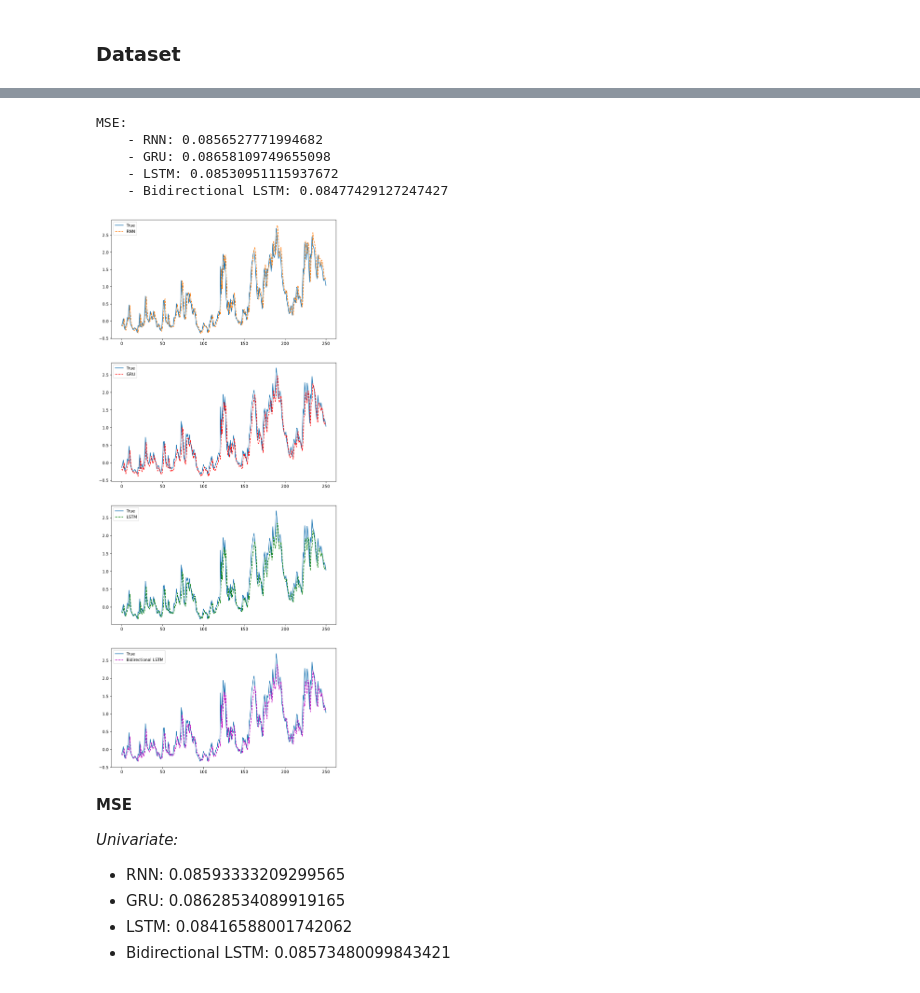
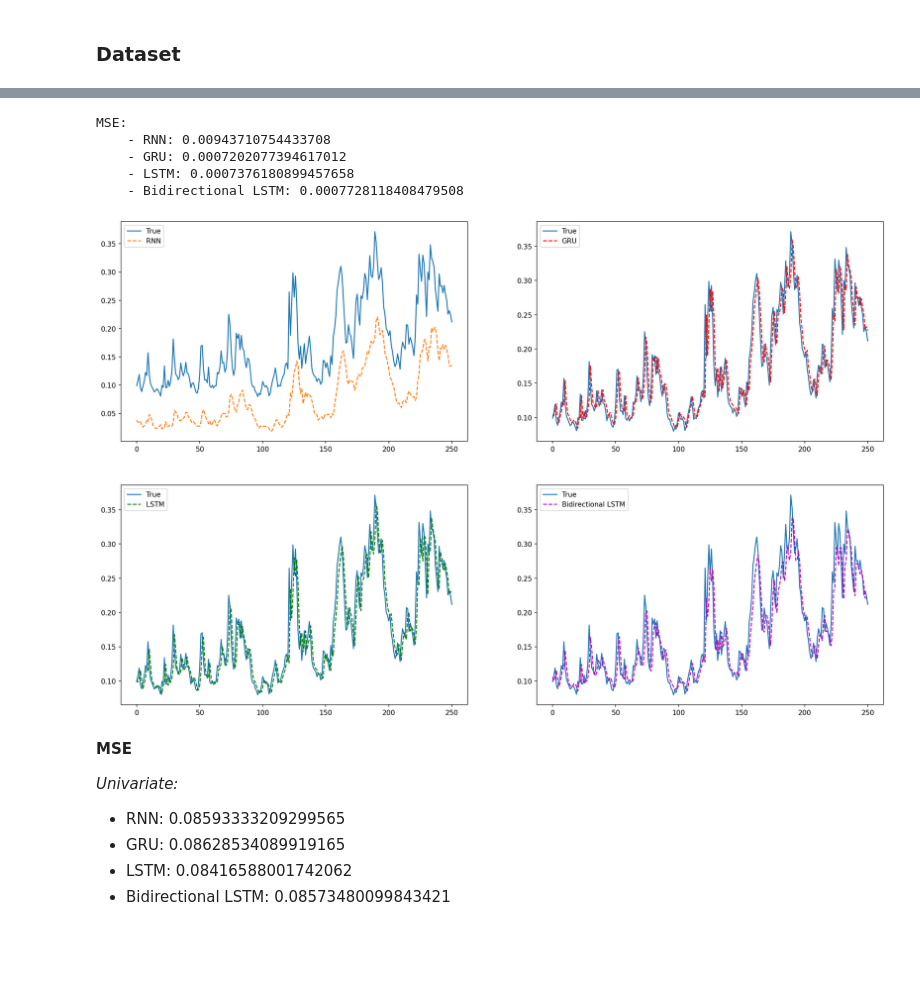
Before and after one commit to gittmp/sustainable-risk-modelling, a Jupyter notebook: Program/risk-forecasting.ipynb, the cells around one changed output, grey strips where cells are left out. Saved outputs shown, nothing was run; the diff lists cells and outputs as text; code cells hidden in the pictures; blank space fills up the shorter version.

```diff
--- a/Program/risk-forecasting.ipynb
+++ b/Program/risk-forecasting.ipynb
@@ -64,11 +64,16 @@ volatility = close.pct_change().rolling(5).std()
 # generate dataframe of closing prices and log returns
 X = pd.DataFrame({
     'close': close,
-    'returns': (log_returns - log_returns.mean()) / log_returns.std(),
-    'vix': (vix_close - vix_close.mean()) / vix_close.std(),
-    'volatility': (volatility - volatility.mean()) / volatility.std()
+    'returns': log_returns,
+    'vix': vix_close - vix_close.min(),
+    'volatility': volatility - volatility.min()
 })
+
 X.dropna(inplace=True)
+X.returns = X.returns / X.returns.max()
+X.vix = X.vix / X.vix.max()
+X.volatility = X.volatility / X.volatility.max()
+
 X
 # %% [output]
 |  | close | returns | vix | volatility |
@@ -112,6 +117,6 @@ plt.show()
 # %%
 # build instances X as sequence of `LOOKBACK_WINDOW` vix values, and labels y as subsequent vix value
-version = 'univariate'
+version = 'multivariate'
 
 X_data = []
 y_data = []
@@ -120,7 +125,7 @@ if version == 'univariate':
 
     print("Univariate data")
 
-    for i in range(X.vix.shape[0] - LOOKBACK_WINDOW):
+    for i in range(X.volatility.shape[0] - LOOKBACK_WINDOW):
         X_data.append(X.vix[i: i + LOOKBACK_WINDOW])
         y_data.append(X.vix[i + LOOKBACK_WINDOW])
 
@@ -233,47 +238,47 @@ Epoch 10/10
 # %%
 print("MSE:")
 rnn_pred = rnn_model.predict(X_test)
 rnn_mse = np.square(np.subtract(y_test, rnn_pred)).mean()
 print(f"    - RNN: {rnn_mse}")
 
 gru_pred = gru_model.predict(X_test)
 gru_mse = np.square(np.subtract(y_test, gru_pred)).mean()
 print(f"    - GRU: {gru_mse}")
 
 lstm_pred = lstm_model.predict(X_test)
 lstm_mse = np.square(np.subtract(y_test, lstm_pred)).mean()
 print(f"    - LSTM: {lstm_mse}")
 
 bidir_pred = bidir_model.predict(X_test)
 bidir_mse = np.square(np.subtract(y_test, bidir_pred)).mean()
 print(f"    - Bidirectional LSTM: {bidir_mse}")
 
-fig, ax = plt.subplots(4, 1, figsize=(10, 25), dpi=300)
+fig, ax = plt.subplots(2, 2, figsize=(20, 13), dpi=150)
 
-ax[0].plot(y_test, label='True')
-ax[0].plot(rnn_pred, linestyle='--', label='RNN')
-ax[0].legend(loc=2)
+ax[0, 0].plot(y_test, label='True')
+ax[0, 0].plot(rnn_pred, linestyle='--', label='RNN')
+ax[0, 0].legend(loc=2)
 
-ax[1].plot(y_test, label='True')
-ax[1].plot(gru_pred, linestyle='--', color='r', label='GRU')
-ax[1].legend(loc=2)
+ax[0, 1].plot(y_test, label='True')
+ax[0, 1].plot(gru_pred, linestyle='--', color='r', label='GRU')
+ax[0, 1].legend(loc=2)
 
-ax[2].plot(y_test, label='True')
-ax[2].plot(lstm_pred, linestyle='--', color='g', label='LSTM')
-ax[2].legend(loc=2)
+ax[1, 0].plot(y_test, label='True')
+ax[1, 0].plot(lstm_pred, linestyle='--', color='g', label='LSTM')
+ax[1, 0].legend(loc=2)
 
-ax[3].plot(y_test, label='True')
-ax[3].plot(bidir_pred, linestyle='--', color='m', label='Bidirectional LSTM')
-ax[3].legend(loc=2)
+ax[1, 1].plot(y_test, label='True')
+ax[1, 1].plot(bidir_pred, linestyle='--', color='m', label='Bidirectional LSTM')
+ax[1, 1].legend(loc=2)
 
 plt.show()
 # %% [output]
 MSE:
-    - RNN: 0.0856527771994682
-    - GRU: 0.08658109749655098
-    - LSTM: 0.08530951115937672
-    - Bidirectional LSTM: 0.08477429127247427
+    - RNN: 0.00943710754433708
+    - GRU: 0.0007202077394617012
+    - LSTM: 0.0007376180899457658
+    - Bidirectional LSTM: 0.0007728118408479508
-[figure, old version]
+[figure, new version]
 # %% [markdown]
 **MSE**
 
```
Also changed, not shown: parts of 6 cells of this notebook.
